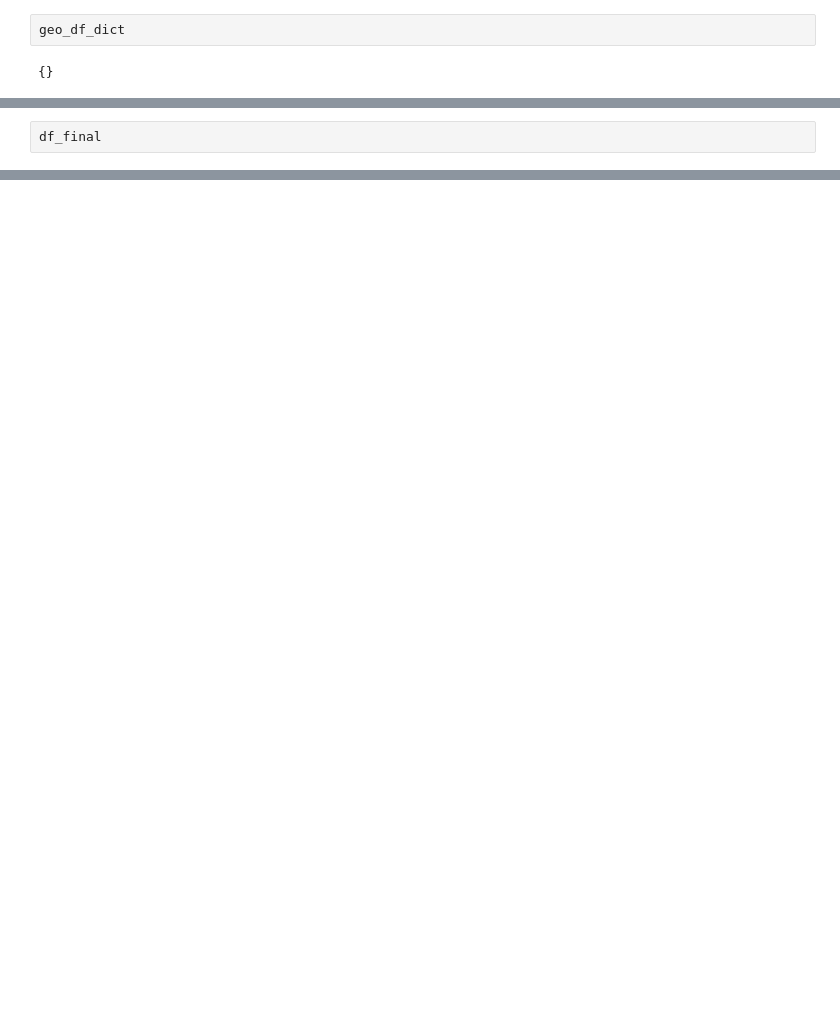
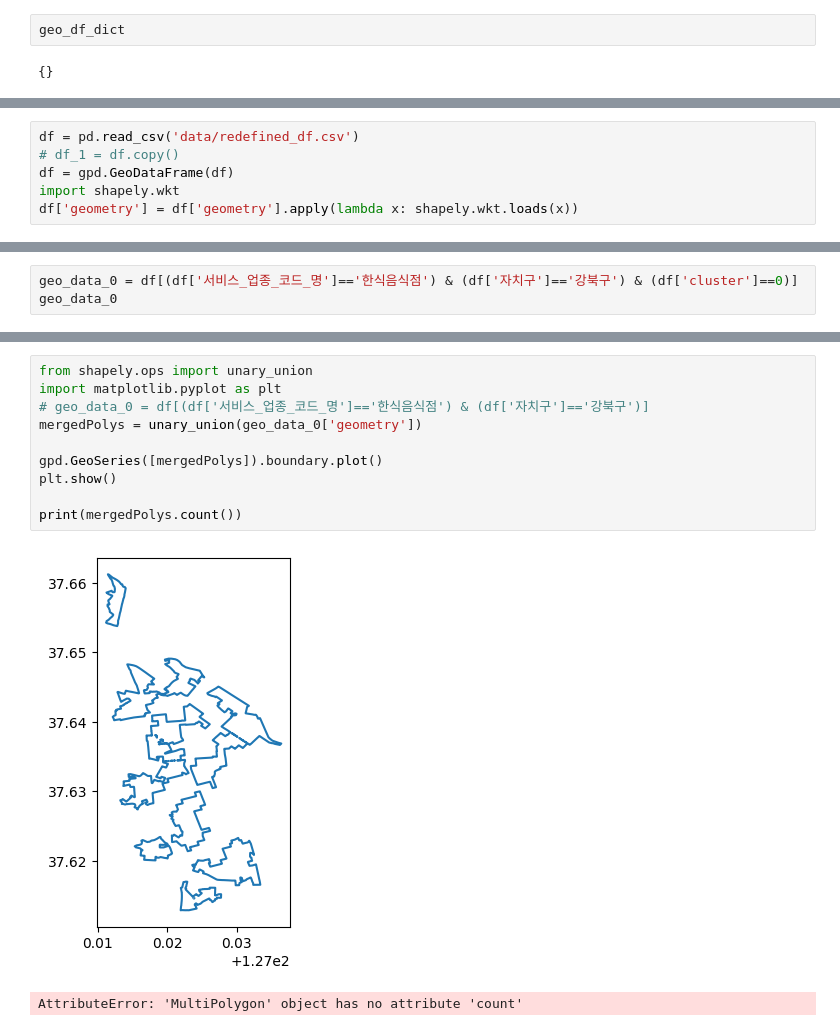
Before and after one commit to databeom/final-project, a Jupyter notebook: 2-1.redefining.ipynb, the cells around one changed output, grey strips where cells are left out. Drawn from its saved outputs; the diff is of its cells as text; blank space fills up the shorter version.

```diff
--- a/2-1.redefining.ipynb
+++ b/2-1.redefining.ipynb
@@ -356,2 +385,6 @@ geo_df_dict
 # %%
-df_final
+df = pd.read_csv('data/redefined_df.csv')
+# df_1 = df.copy()
+df = gpd.GeoDataFrame(df)
+import shapely.wkt
+df['geometry'] = df['geometry'].apply(lambda x: shapely.wkt.loads(x))
@@ -359,0 +431,3 @@ NameError: name 'df_final' is not defined
+# %%
+geo_data_0 = df[(df['서비스_업종_코드_명']=='한식음식점') & (df['자치구']=='강북구') & (df['cluster']==0)]
+geo_data_0
@@ -359,0 +447,13 @@ NameError: name 'df_final' is not defined
+# %%
+from shapely.ops import unary_union
+import matplotlib.pyplot as plt
+# geo_data_0 = df[(df['서비스_업종_코드_명']=='한식음식점') & (df['자치구']=='강북구')]
+mergedPolys = unary_union(geo_data_0['geometry'])
+
+gpd.GeoSeries([mergedPolys]).boundary.plot()
+plt.show()
+
+print(mergedPolys.count())
+# %% [output]
+[figure, added]
+AttributeError: 'MultiPolygon' object has no attribute 'count'
```
Also changed, not shown: parts of 21 cells of this notebook, 2 other files.
